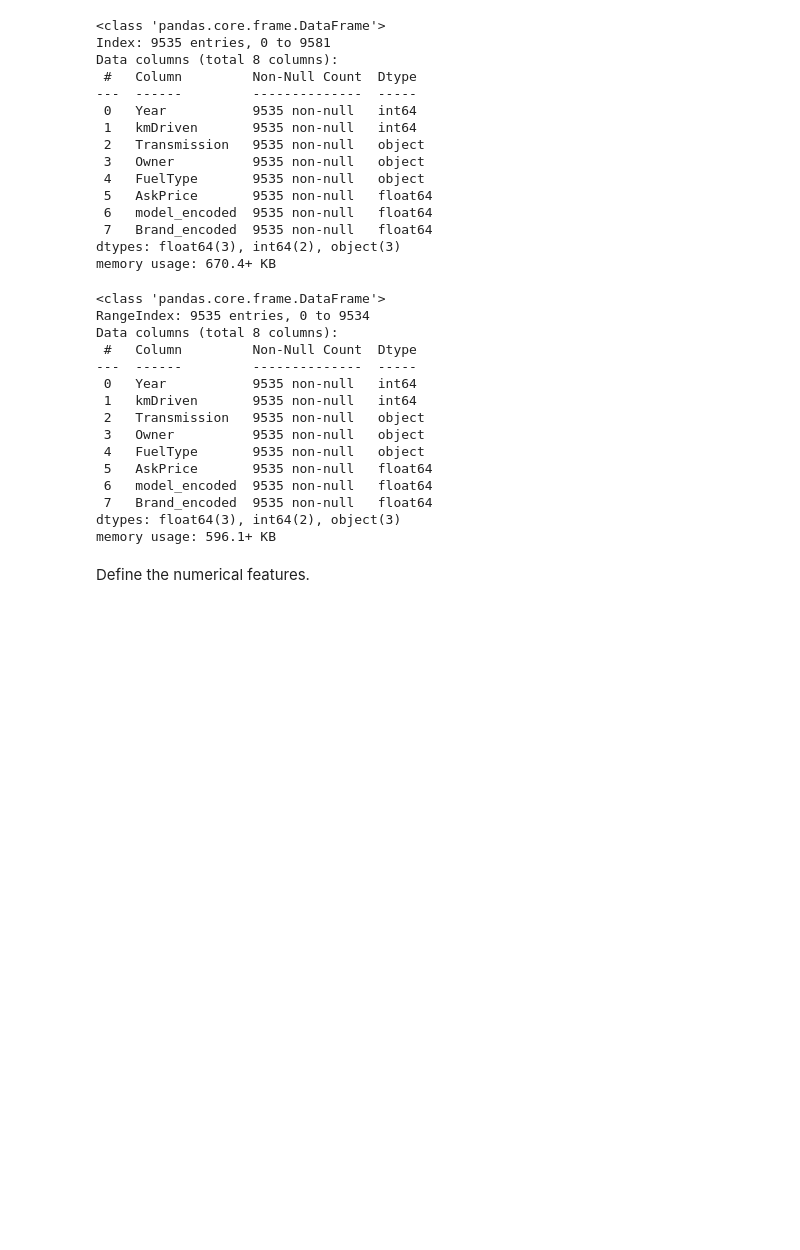
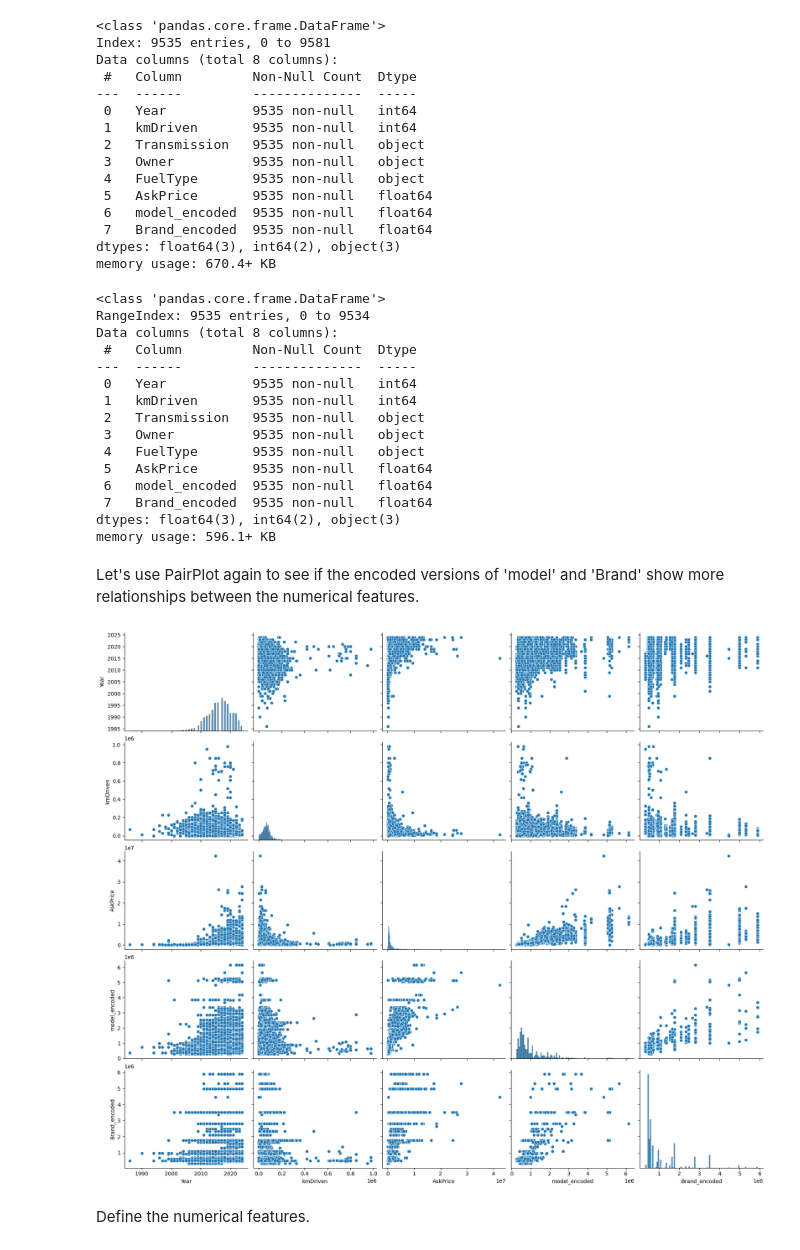
Before and after one commit to johnpospisil/used-car-values-in-india, a Jupyter notebook: used-car-values-in-india.ipynb, the cells around one changed output. Saved outputs shown, nothing was run; the diff lists cells and outputs as text; code cells hidden in the pictures; blank space fills up the shorter version.

Commit message:
Use a pairplot to visualize the target encoded 'model' and 'Brand'.

```diff
--- a/used-car-values-in-india.ipynb
+++ b/used-car-values-in-india.ipynb
@@ -556,6 +545,17 @@ Data columns (total 8 columns):
  7   Brand_encoded  9535 non-null   float64
 dtypes: float64(3), int64(2), object(3)
 memory usage: 596.1+ KB
+# %% [markdown]
+Let's use PairPlot again to see if the encoded versions of 'model' and 'Brand' show more relationships between the numerical features.
+# %%
+# Select numerical features for pairplot
+pairplot_num_features = df.select_dtypes(include=['int64', 'float64']).columns
+
+# Pairplot of numerical features including the target
+sns.pairplot(df, vars=pairplot_num_features, y_vars=['AskPrice'], height=3, aspect=1.2)
+plt.show()
+# %% [output]
+[figure, added]
 # %% [markdown]
 Define the numerical features.
 # %%
```
Also changed, not shown: parts of 5 cells of this notebook.
